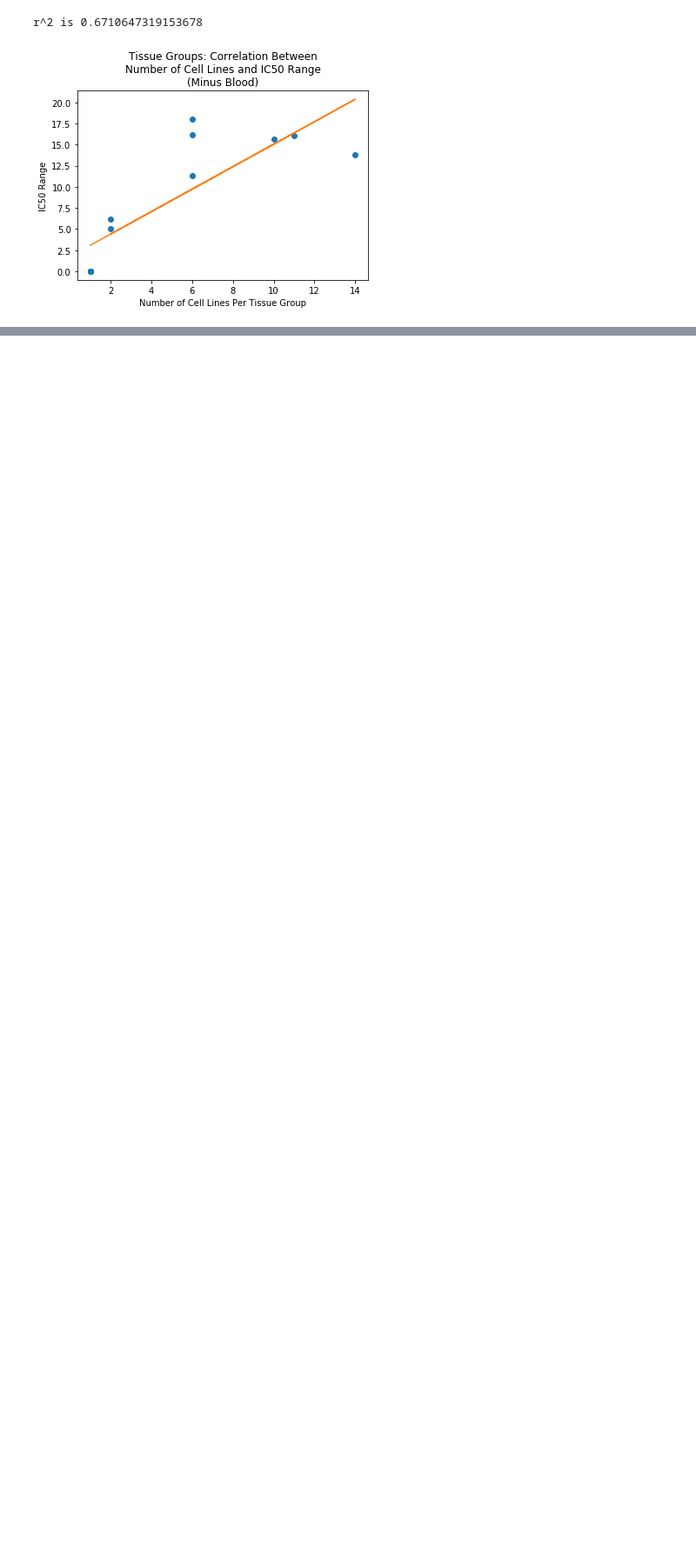
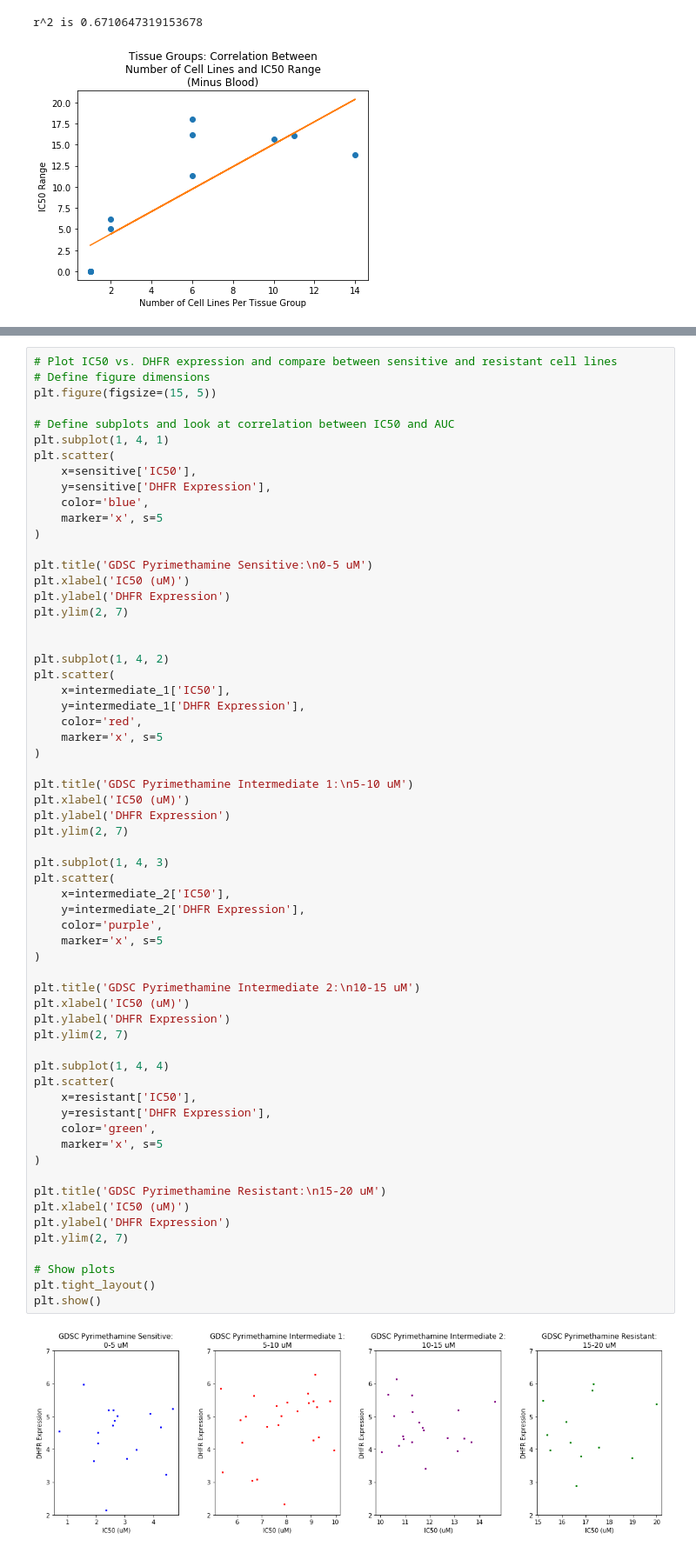
Before and after one commit to happyheppler/Thinkful, a Jupyter notebook: Plotting Basics Assignment.ipynb, the cells around one changed output, grey strips where cells are left out. Shown at 87% size. Drawn from its saved outputs; the diff is of its cells as text; blank space fills up the shorter version.

```diff
--- a/Plotting Basics Assignment.ipynb
+++ b/Plotting Basics Assignment.ipynb
@@ -391,0 +549,64 @@ r^2 is 0.6710647319153678
+# %%
+# Plot IC50 vs. DHFR expression and compare between sensitive and resistant cell lines
+# Define figure dimensions
+plt.figure(figsize=(15, 5))
+
+# Define subplots and look at correlation between IC50 and AUC
+plt.subplot(1, 4, 1)
+plt.scatter(
+    x=sensitive['IC50'],
+    y=sensitive['DHFR Expression'],
+    color='blue',
+    marker='x', s=5
+)
+
+plt.title('GDSC Pyrimethamine Sensitive:\n0-5 uM')
+plt.xlabel('IC50 (uM)')
+plt.ylabel('DHFR Expression')
+plt.ylim(2, 7)
+
+
+plt.subplot(1, 4, 2)
+plt.scatter(
+    x=intermediate_1['IC50'],
+    y=intermediate_1['DHFR Expression'],
+    color='red',
+    marker='x', s=5
+)
+
+plt.title('GDSC Pyrimethamine Intermediate 1:\n5-10 uM')
+plt.xlabel('IC50 (uM)')
+plt.ylabel('DHFR Expression')
+plt.ylim(2, 7)
+
+plt.subplot(1, 4, 3)
+plt.scatter(
+    x=intermediate_2['IC50'],
+    y=intermediate_2['DHFR Expression'],
+    color='purple',
+    marker='x', s=5
+)
+
+plt.title('GDSC Pyrimethamine Intermediate 2:\n10-15 uM')
+plt.xlabel('IC50 (uM)')
+plt.ylabel('DHFR Expression')
+plt.ylim(2, 7)
+
+plt.subplot(1, 4, 4)
+plt.scatter(
+    x=resistant['IC50'],
+    y=resistant['DHFR Expression'],
+    color='green',
+    marker='x', s=5
+)
+
+plt.title('GDSC Pyrimethamine Resistant:\n15-20 uM')
+plt.xlabel('IC50 (uM)')
+plt.ylabel('DHFR Expression')
+plt.ylim(2, 7)
+
+# Show plots
+plt.tight_layout()
+plt.show()
+# %% [output]
+[figure, added]
```
Also changed, not shown: parts of 9 cells of this notebook.
